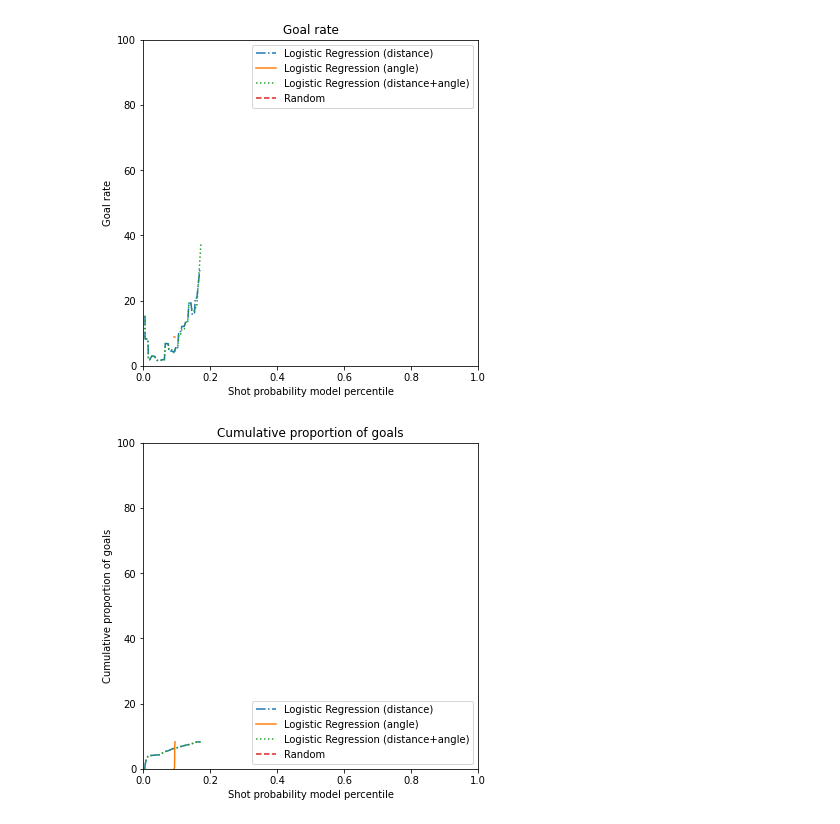
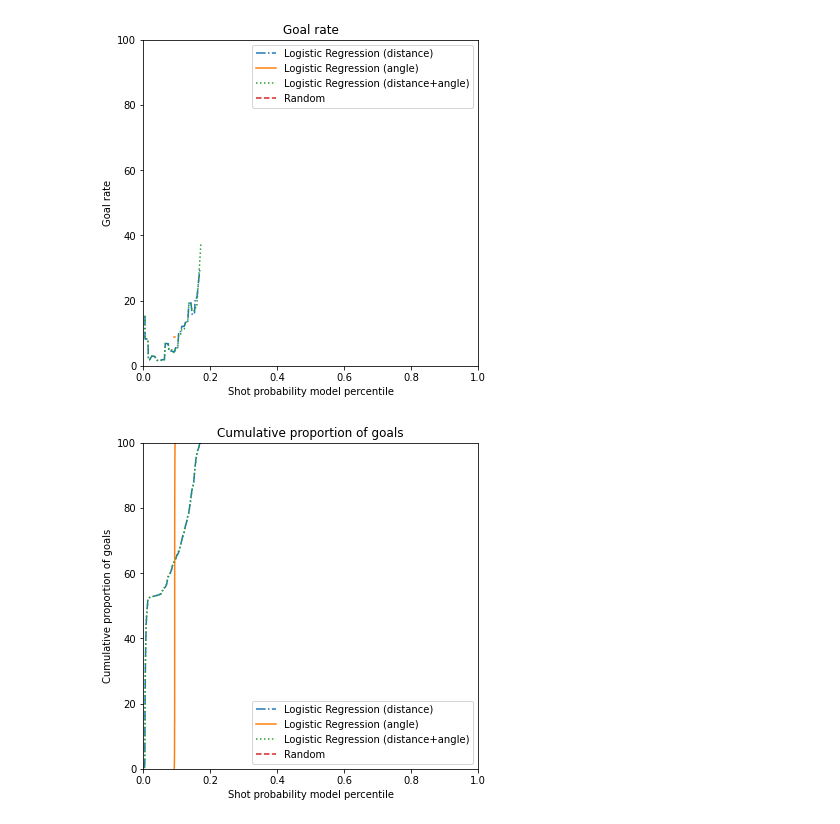
Before and after one commit to sorinmuchi/IFT6758, a Jupyter notebook: notebooks/7-EvaluateOnTestSet.ipynb, the cells around one changed output. Cells and saved outputs as stored; diff of their text form; code cells hidden in the pictures.

```diff
--- a/notebooks/7-EvaluateOnTestSet.ipynb
+++ b/notebooks/7-EvaluateOnTestSet.ipynb
@@ -557,36 +557,36 @@ def compute_cumulative_propotion_of_goals_per_percentile(probs, y):
             if p<=percentile:
                 if y[idx]==1:
                     cum_goals+=1
         cum_rate = cum_goals * 100 / total_goals
         percentiles.append(percentile)
         cum_rates.append(cum_rate)
     return percentiles, cum_rates
 
 
 percentiles1, rates1 = compute_cumulative_propotion_of_goals_per_percentile(lr_probs1, yp)
 percentiles2, rates2 = compute_cumulative_propotion_of_goals_per_percentile(lr_probs2, yp)
-percentiles3, rates3 = compute_cumulative_propotion_of_goals_per_percentile(lr_probs3, yr)
-percentiles4, rates4 = compute_cumulative_propotion_of_goals_per_percentile(random_probs, yr)
+percentiles3, rates3 = compute_cumulative_propotion_of_goals_per_percentile(lr_probs3, yp)
+percentiles4, rates4 = compute_cumulative_propotion_of_goals_per_percentile(random_probs, yp)
 
 plt.figure(figsize=(6, 6))
 
 plt.plot(percentiles1, rates1, linestyle='-.', label='Logistic Regression (distance)')
 plt.plot(percentiles2, rates2, linestyle='-', label='Logistic Regression (angle)')
 plt.plot(percentiles3, rates3, linestyle=':', label='Logistic Regression (distance+angle)')
 plt.plot(percentiles4, rates4, linestyle='--', label='Random')
 
 plt.xlabel('Shot probability model percentile')
 plt.ylabel('Cumulative proportion of goals')
 plt.legend(loc='lower right')
 plt.ylim([0, 100])
 plt.xlim([0, 1])
 plt.title('Cumulative proportion of goals')
 
 plt.savefig('../figures/3-goal_rate_percentile_2.png')
 
 plt.show()
 # %% [output]
-[figure, old version]
+[figure, new version]
 # %%
 fig, ax = plt.subplots(figsize=(6, 6))
 
```
Also changed, not shown: parts of 1 cell of this notebook.
